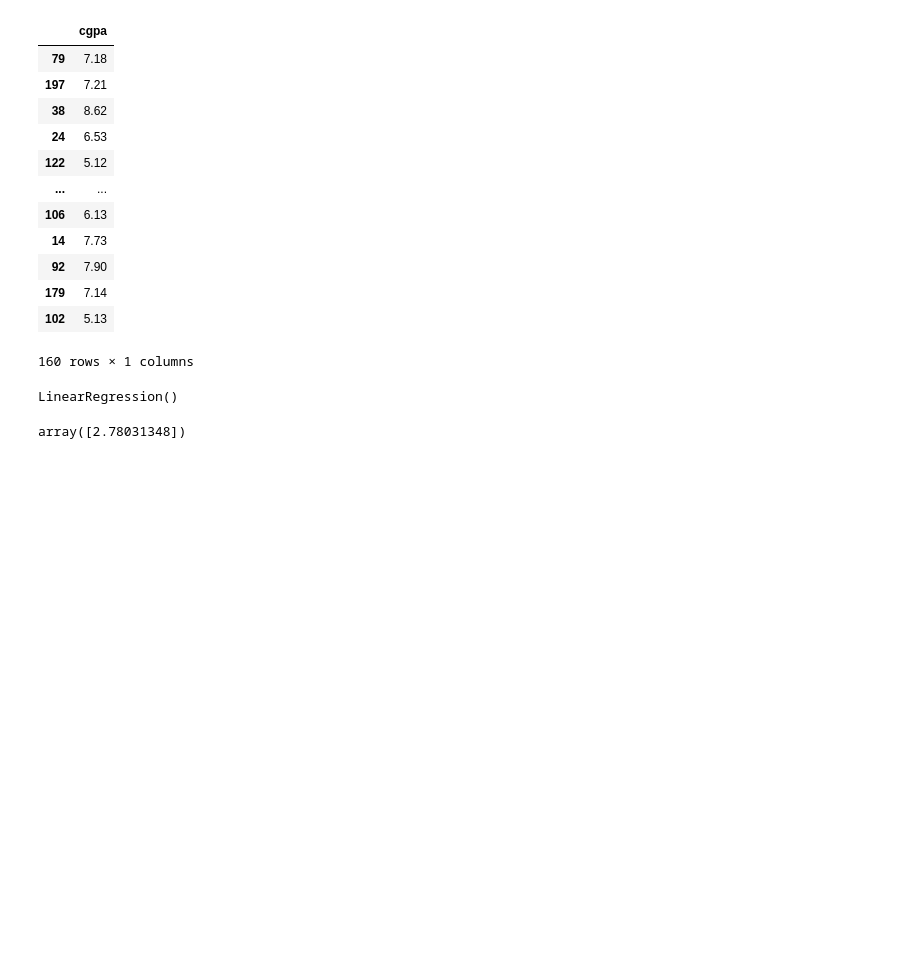
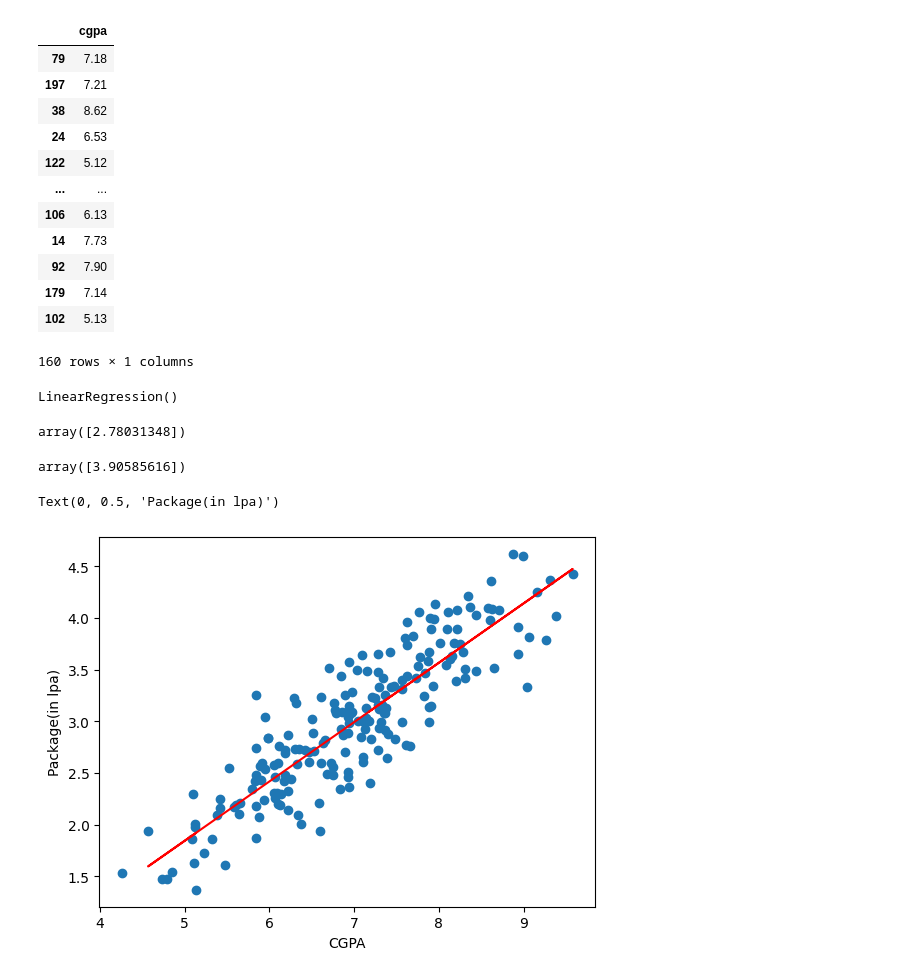
Before and after one commit to Vedshinde06/Machine_learning, a Jupyter notebook: 25-simple-linear-regression.ipynb, the cells around one changed output. Drawn from its saved outputs; the diff is of its cells as text; code cells hidden in the pictures; blank space fills up the shorter version.

```diff
--- a/25-simple-linear-regression.ipynb
+++ b/25-simple-linear-regression.ipynb
@@ -91,0 +96,12 @@ array([2.78031348])
+# %%
+m * 8.59 + b
+# %% [output]
+array([3.90585616])
+# %%
+plt.scatter(df['cgpa'],df['package'])
+plt.plot(x_train,lr.predict(x_train),color='red')
+plt.xlabel('CGPA')
+plt.ylabel('Package(in lpa)')
+# %% [output]
+Text(0, 0.5, 'Package(in lpa)')
+[figure, added]
```
Also changed, not shown: parts of 3 cells of this notebook.
